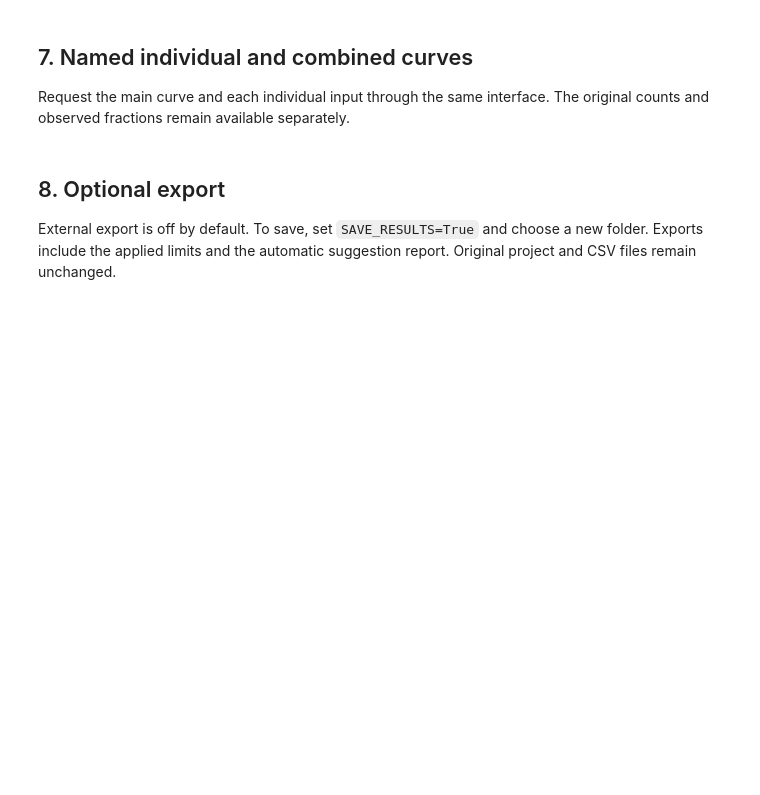
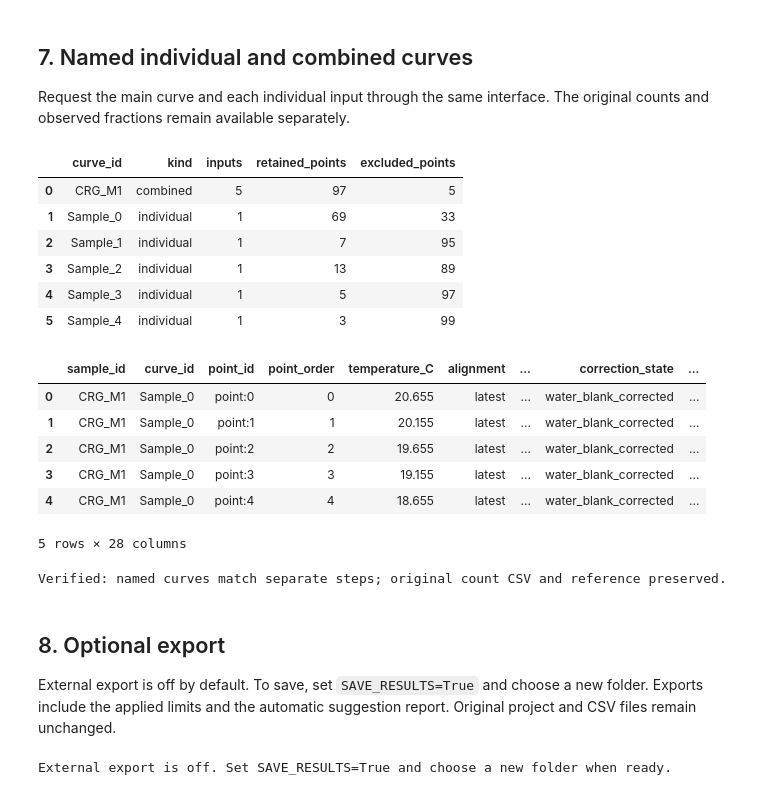
Before and after one commit to bochens/inptk, a Jupyter notebook: notebook/icescopy_freeze_count_to_air_inp_demo.ipynb, the cells around one changed output. Cells and saved outputs as stored; diff of their text form; code cells hidden in the pictures; blank space fills up the shorter version.

```diff
--- a/notebook/icescopy_freeze_count_to_air_inp_demo.ipynb
+++ b/notebook/icescopy_freeze_count_to_air_inp_demo.ipynb
@@ -438,38 +543,52 @@ output_curves = {
     **{name: {"inputs": [name], "cycle": PLOT_CYCLE_ID} for name in SAMPLE_MAP},
 }
 result = inptk.analyze_concentration(
     experiment, method=METHOD, curves=output_curves,
+    **GRID,
     fit_step_C=FIT_STEP_C if METHOD == "mle" else None,
     temperature_ranges_C=RANGES_BY_METHOD[METHOD],
-    output_basis="sampled_air", output_step_C=OUTPUT_STEP_C,
-    output_method=OUTPUT_METHOD, decrease_policy=DECREASE_POLICY,
+    output_basis="sampled_air", decrease_policy=DECREASE_POLICY,
 )
 curve = result.curves[COMBINED_CURVE_ID]
 pd.testing.assert_frame_equal(result.counts.to_dataframe(), experiment.counts.to_dataframe())
 pd.testing.assert_frame_equal(result.frozen_fraction.to_dataframe(), fractions.to_dataframe())
 pd.testing.assert_frame_equal(
     curve.cumulative.to_dataframe(), combined_air[METHOD].select(**combined_selection).to_dataframe(),
 )
-pd.testing.assert_frame_equal(
-    curve.resampled.to_dataframe(), grid_air[METHOD].select(**combined_selection).to_dataframe(),
-)
+
 assert list(result.curves) == list(output_curves)
 for named_curve in result.curves.values():
     for source in named_curve.sources:
         selected = experiment.counts.select(
             measurement_id=source["measurement_id"], run_id=source["run_id"],
             cycle_id=source["cycle_id"],
         )
         assert len(selected)
 display(pd.DataFrame([
     {"curve_id": name, "kind": value.kind, "inputs": len(value.sources),
      "retained_points": len(value.cumulative), "excluded_points": len(value.excluded)}
     for name, value in result.curves.items()
 ]))
 display(result.curves["Sample_0"].cumulative.to_dataframe().head())
 assert hashlib.sha256(DATA_PATH.read_bytes()).hexdigest() == source_sha256
 assert hashlib.sha256(OLAF_REFERENCE_PATH.read_bytes()).hexdigest() == reference_sha256
 print("Verified: named curves match separate steps; original count CSV and reference preserved.")
+# %% [output]
+|  | curve_id | kind | inputs | retained_points | excluded_points |
+| 0 | CRG_M1 | combined | 5 | 97 | 5 |
+| 1 | Sample_0 | individual | 1 | 69 | 33 |
+| 2 | Sample_1 | individual | 1 | 7 | 95 |
+| 3 | Sample_2 | individual | 1 | 13 | 89 |
+| 4 | Sample_3 | individual | 1 | 5 | 97 |
+| 5 | Sample_4 | individual | 1 | 3 | 99 |
+|  | sample_id | curve_id | point_id | point_order | temperature_C | alignment | ... | correction_state | ... |
+| 0 | CRG_M1 | Sample_0 | point:0 | 0 | 20.655 | latest | ... | water_blank_corrected | ... |
+| 1 | CRG_M1 | Sample_0 | point:1 | 1 | 20.155 | latest | ... | water_blank_corrected | ... |
+| 2 | CRG_M1 | Sample_0 | point:2 | 2 | 19.655 | latest | ... | water_blank_corrected | ... |
+| 3 | CRG_M1 | Sample_0 | point:3 | 3 | 19.155 | latest | ... | water_blank_corrected | ... |
+| 4 | CRG_M1 | Sample_0 | point:4 | 4 | 18.655 | latest | ... | water_blank_corrected | ... |
+5 rows × 28 columns
+Verified: named curves match separate steps; original count CSV and reference preserved.
 # %% [markdown]
 ## 8. Optional export
 
@@ -483,8 +602,7 @@ OUTPUT_DIR = DATA_PATH.parent / "inptk_m1_results"
 if SAVE_RESULTS:
     OUTPUT_DIR.mkdir(exist_ok=False)
     result.save(OUTPUT_DIR / f"{METHOD}.inptk")
-    result.export_csv(OUTPUT_DIR / "final_native_air.csv", curve_id=COMBINED_CURVE_ID)
-    result.export_csv(OUTPUT_DIR / "final_sampled_air.csv", table="resampled", curve_id=COMBINED_CURVE_ID)
+    result.export_csv(OUTPUT_DIR / "concentration_air.csv", curve_id=COMBINED_CURVE_ID)
     fraction_df.to_csv(OUTPUT_DIR / "frozen_fractions.csv", index=False)
     individual_air.to_dataframe().to_csv(OUTPUT_DIR / "individual_dilutions_air.csv", index=False)
     pd.concat(
@@ -506,3 +624,5 @@ if SAVE_RESULTS:
     print(f"Saved analysis and tables to {OUTPUT_DIR}")
 else:
     print("External export is off. Set SAVE_RESULTS=True and choose a new folder when ready.")
+# %% [output]
+External export is off. Set SAVE_RESULTS=True and choose a new folder when ready.
```
Also changed, not shown: parts of 18 cells of this notebook, 34 other files.
